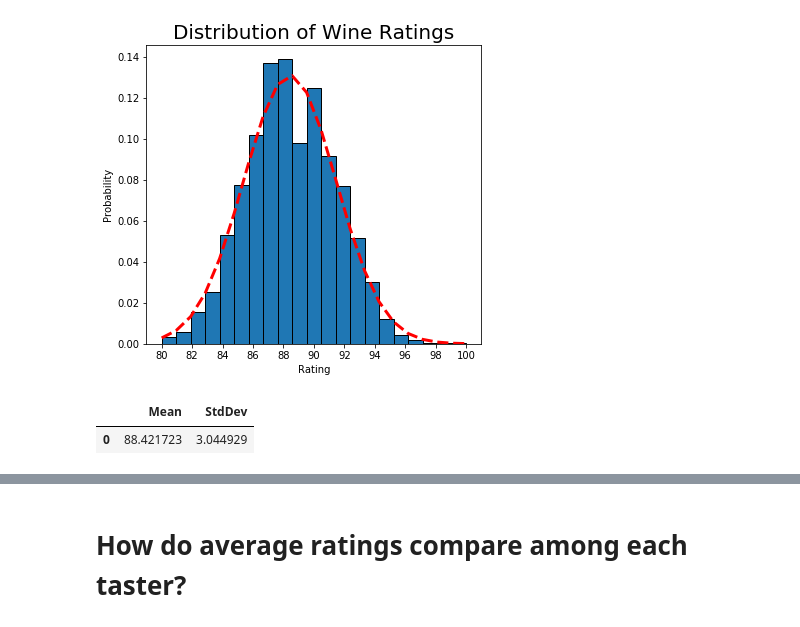
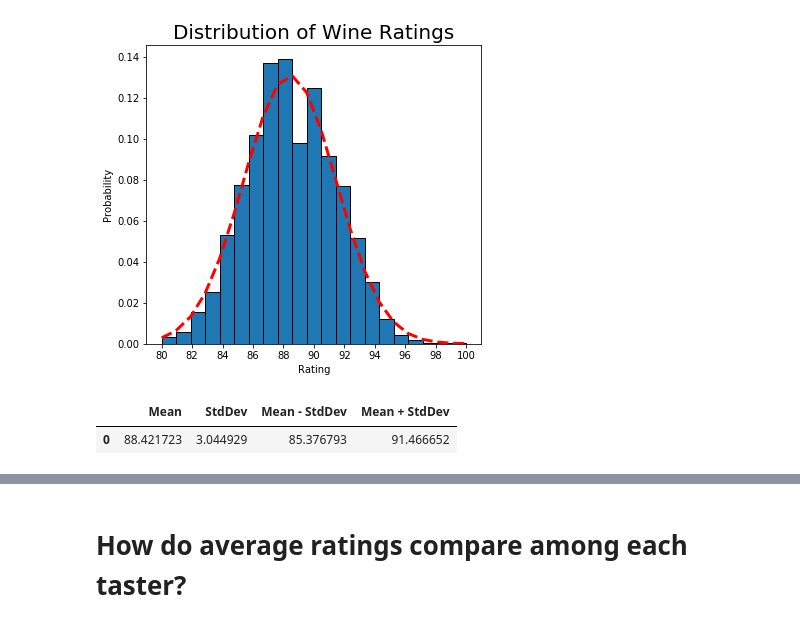
Before and after one commit to renatonico/Pygeons, a Jupyter notebook: notebooks/angel_final.ipynb, the cells around one changed output, grey strips where cells are left out. Saved outputs shown, nothing was run; the diff lists cells and outputs as text; code cells hidden in the pictures.

```diff
--- a/notebooks/angel_final.ipynb
+++ b/notebooks/angel_final.ipynb
@@ -85,7 +78,7 @@ plt.show()
 # %% [output]
 [figure]
 # %%
-pd.DataFrame({'Mean':[mu],'StdDev':[sigma]})
+pd.DataFrame({'Mean':[mu],'StdDev':[sigma],'Mean - StdDev':[mu - sigma],'Mean + StdDev':[mu + sigma]})
 # %% [output]
-|  | Mean | StdDev |
-| 0 | 88.421723 | 3.044929 |
+|  | Mean | StdDev | Mean - StdDev | Mean + StdDev |
+| 0 | 88.421723 | 3.044929 | 85.376793 | 91.466652 |
```
Also changed, not shown: parts of 22 cells of this notebook.
